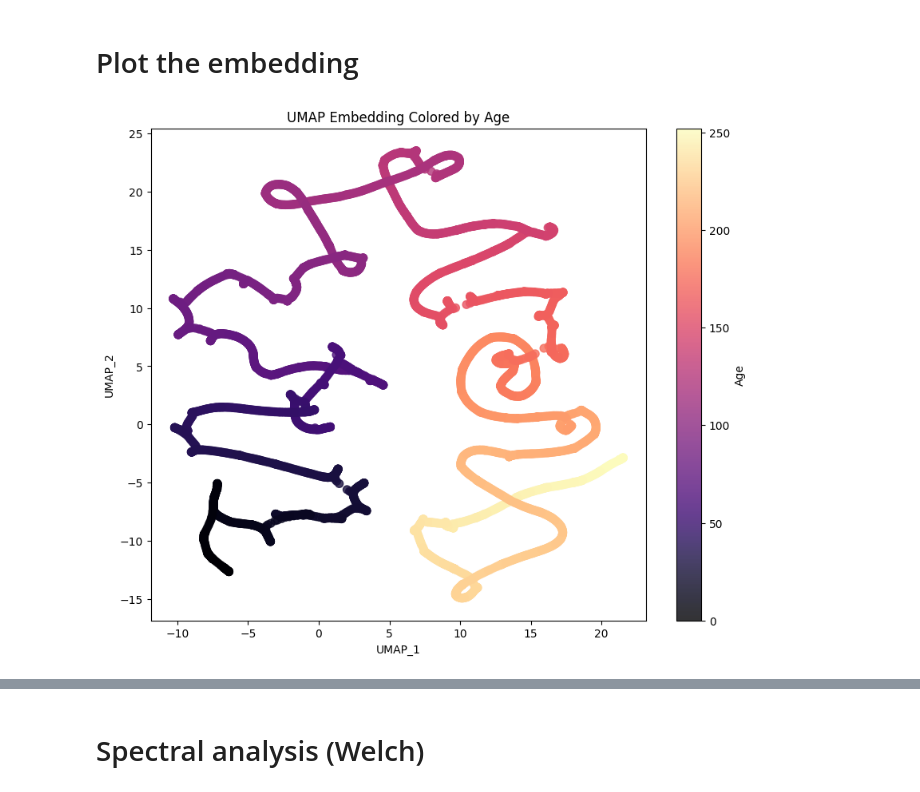
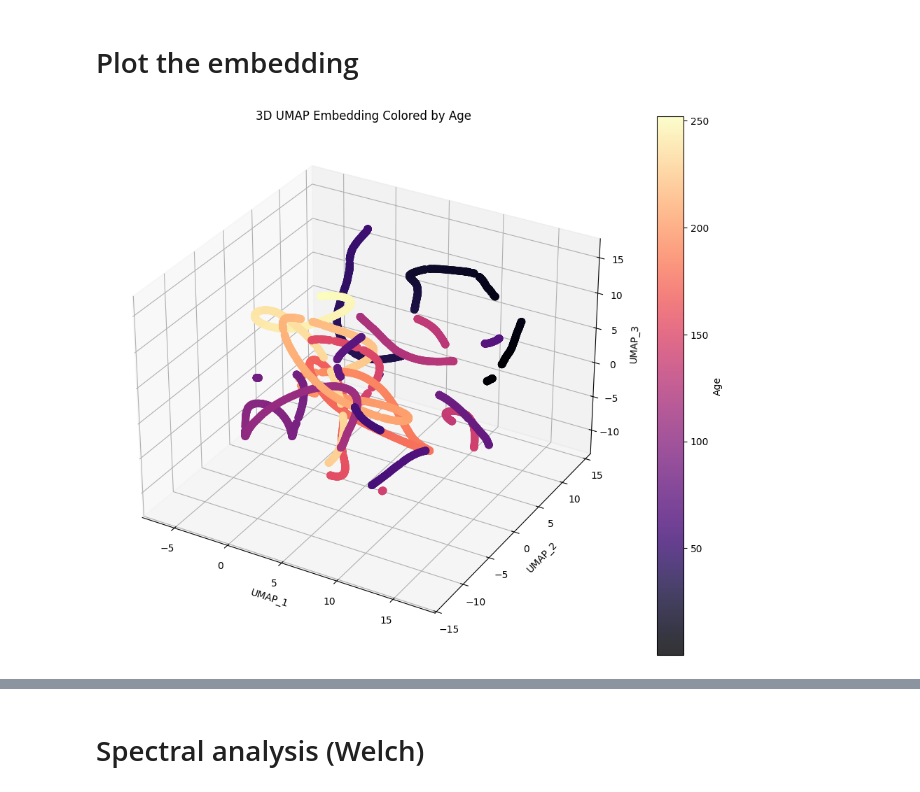
Before and after one commit to VlastaKoudelka/libusin20250322, a Jupyter notebook: embedding.ipynb, the cells around one changed output, grey strips where cells are left out. Drawn from its saved outputs; the diff is of its cells as text; code cells hidden in the pictures.

```diff
--- a/embedding.ipynb
+++ b/embedding.ipynb
@@ -5,7 +10,7 @@ import umap
 # Load the dataframe
 # %%
 dataPath = './data/'
-df = pd.read_csv(dataPath + 'filtered_data.csv')
+df = pd.read_csv(dataPath + 'filtered_data3.csv')
 # %% [markdown]
 # Check the dataframe
 # %%
@@ -20,16 +39,16 @@ import pandas as pd
 
 # Filter columns that contain the string in the 'mask' variable
 filtered_data = df.loc[:, df.columns.str.contains(mask, case=False)]  # case=False makes it case-insensitive
-
+filtered_data = df.dropna()
 # Drop non-numeric columns if necessary
 numeric_data = filtered_data.select_dtypes(include=['number'])
 
 # Apply UMAP to embed the data into 2D space
-reducer = umap.UMAP(n_components=2)
-embedding = reducer.fit_transform(numeric_data, n_neighbors=500)
+reducer = umap.UMAP(n_components=3)
+embedding = reducer.fit_transform(numeric_data, n_neighbors=1000, min_dist=1)
 
 # Convert the embedding to a DataFrame for easier handling
-embedding_df = pd.DataFrame(embedding, columns=['UMAP_1', 'UMAP_2'])
+embedding_df = pd.DataFrame(embedding, columns=['UMAP_1', 'UMAP_2','UMAP_3'])
 
 # Display or save the embedding
 print(embedding_df)
@@ -51,25 +70,55 @@ print(embedding_df)
 # %% [markdown]
 # Plot the embedding
 # %%
+from mpl_toolkits.mplot3d import Axes3D
+
 import matplotlib.pyplot as plt
 
 # Add the 'Age' column to the embedding DataFrame for coloring
-embedding_df['Age'] = df['Age'].reset_index(drop=True)  # Ensure alignment of indices
+# Check the dimensionality of the embedding
+if embedding.shape[1] == 2:
+    # Add the 'Age' column to the embedding DataFrame for coloring
+    embedding_df['Age'] = df['Age'].reset_index(drop=True)  # Ensure alignment of indices
 
-# Plot the embedding
-plt.figure(figsize=(10, 8))
-scatter = plt.scatter(
-    embedding_df['UMAP_1'],
-    embedding_df['UMAP_2'],
-    c=embedding_df['Age'],
-    cmap='magma',
-    s=50,
-    alpha=0.8
-)
-plt.colorbar(scatter, label='Age')
-plt.title('UMAP Embedding Colored by Age')
-plt.xlabel('UMAP_1')
-plt.ylabel('UMAP_2')
-plt.show()
+    # Plot the embedding in 2D
+    plt.figure(figsize=(10, 8))
+    scatter = plt.scatter(
+        embedding_df['UMAP_1'],
+        embedding_df['UMAP_2'],
+        c=embedding_df['Age'],
+        cmap='magma',
+        s=50,
+        alpha=0.8
+    )
+    plt.title('2D UMAP Embedding Colored by Age')
+    plt.xlabel('UMAP_1')
+    plt.ylabel('UMAP_2')
+    plt.colorbar(scatter, label='Age')
+    plt.show()
+
+elif embedding.shape[1] == 3:
+    # Add the 'Age' column to the embedding DataFrame for coloring
+    embedding_df['Age'] = df['Age'].reset_index(drop=True)  # Ensure alignment of indices
+
+    # Plot the embedding in 3D
+    fig = plt.figure(figsize=(12, 10))
+    ax = fig.add_subplot(111, projection='3d')
+    scatter = ax.scatter(
+        embedding_df['UMAP_1'],
+        embedding_df['UMAP_2'],
+        embedding_df['UMAP_3'],
+        c=embedding_df['Age'],
+        cmap='magma',
+        s=50,
+        alpha=0.8
+    )
+    ax.set_title('3D UMAP Embedding Colored by Age')
+    ax.set_xlabel('UMAP_1')
+    ax.set_ylabel('UMAP_2')
+    ax.set_zlabel('UMAP_3')
+    fig.colorbar(scatter, ax=ax, label='Age')
+    plt.show()
+else:
+    print("Unsupported dimensionality for plotting.")
 # %% [output]
-[figure, old version]
+[figure, new version]
```
Also changed, not shown: parts of 6 cells of this notebook, 4 other files.
